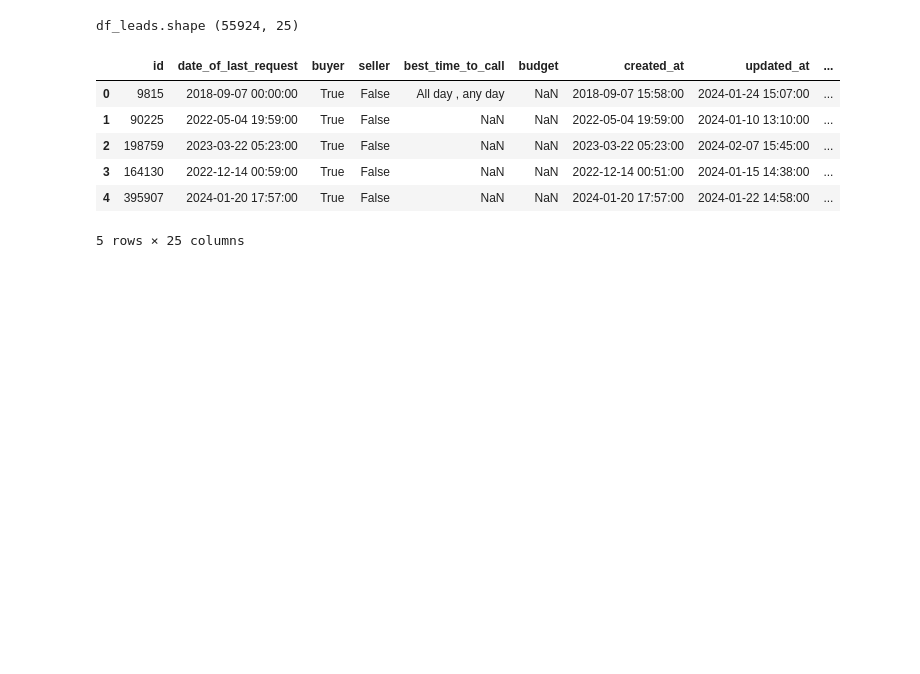
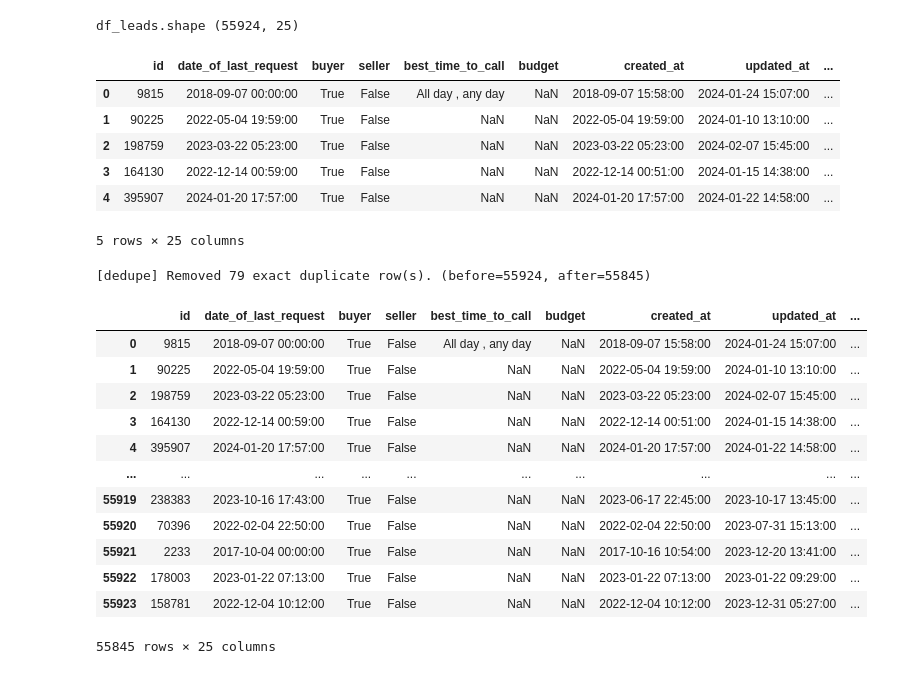
Before and after one commit to mauricerkanaan/case-study-real-estate, a Jupyter notebook: py-script/eda.ipynb, the cells around one changed output. Saved outputs shown, nothing was run; the diff lists cells and outputs as text; code cells hidden in the pictures; blank space fills up the shorter version.

```diff
--- a/py-script/eda.ipynb
+++ b/py-script/eda.ipynb
@@ -13,3 +13,28 @@ df_leads.shape (55924, 25)
 | 3 | 164130 | 2022-12-14 00:59:00 | True | False | NaN | NaN | 2022-12-14 00:51:00 | 2024-01-15 14:38:00 | ... |
 | 4 | 395907 | 2024-01-20 17:57:00 | True | False | NaN | NaN | 2024-01-20 17:57:00 | 2024-01-22 14:58:00 | ... |
 5 rows × 25 columns
+# %%
+def remove_exact_duplicate_rows(df: pd.DataFrame) -> pd.DataFrame:
+    """Drop rows that are fully identical across all columns (keep first) and log deletions."""
+    before = len(df)
+    df_out = df.loc[~df.duplicated(keep="first")].copy()
+    deleted = before - len(df_out)
+    print(f"[dedupe] Removed {deleted} exact duplicate row(s). (before={before}, after={len(df_out)})")
+    return df_out
+
+remove_exact_duplicate_rows(df_leads)
+# %% [output]
+[dedupe] Removed 79 exact duplicate row(s). (before=55924, after=55845)
+|  | id | date_of_last_request | buyer | seller | best_time_to_call | budget | created_at | updated_at | ... |
+| 0 | 9815 | 2018-09-07 00:00:00 | True | False | All day , any day | NaN | 2018-09-07 15:58:00 | 2024-01-24 15:07:00 | ... |
+| 1 | 90225 | 2022-05-04 19:59:00 | True | False | NaN | NaN | 2022-05-04 19:59:00 | 2024-01-10 13:10:00 | ... |
+| 2 | 198759 | 2023-03-22 05:23:00 | True | False | NaN | NaN | 2023-03-22 05:23:00 | 2024-02-07 15:45:00 | ... |
+| 3 | 164130 | 2022-12-14 00:59:00 | True | False | NaN | NaN | 2022-12-14 00:51:00 | 2024-01-15 14:38:00 | ... |
+| 4 | 395907 | 2024-01-20 17:57:00 | True | False | NaN | NaN | 2024-01-20 17:57:00 | 2024-01-22 14:58:00 | ... |
+| ... | ... | ... | ... | ... | ... | ... | ... | ... | ... |
+| 55919 | 238383 | 2023-10-16 17:43:00 | True | False | NaN | NaN | 2023-06-17 22:45:00 | 2023-10-17 13:45:00 | ... |
+| 55920 | 70396 | 2022-02-04 22:50:00 | True | False | NaN | NaN | 2022-02-04 22:50:00 | 2023-07-31 15:13:00 | ... |
+| 55921 | 2233 | 2017-10-04 00:00:00 | True | False | NaN | NaN | 2017-10-16 10:54:00 | 2023-12-20 13:41:00 | ... |
+| 55922 | 178003 | 2023-01-22 07:13:00 | True | False | NaN | NaN | 2023-01-22 07:13:00 | 2023-01-22 09:29:00 | ... |
+| 55923 | 158781 | 2022-12-04 10:12:00 | True | False | NaN | NaN | 2022-12-04 10:12:00 | 2023-12-31 05:27:00 | ... |
+55845 rows × 25 columns
```
Also changed, not shown: parts of 3 cells of this notebook, 8 other files.
